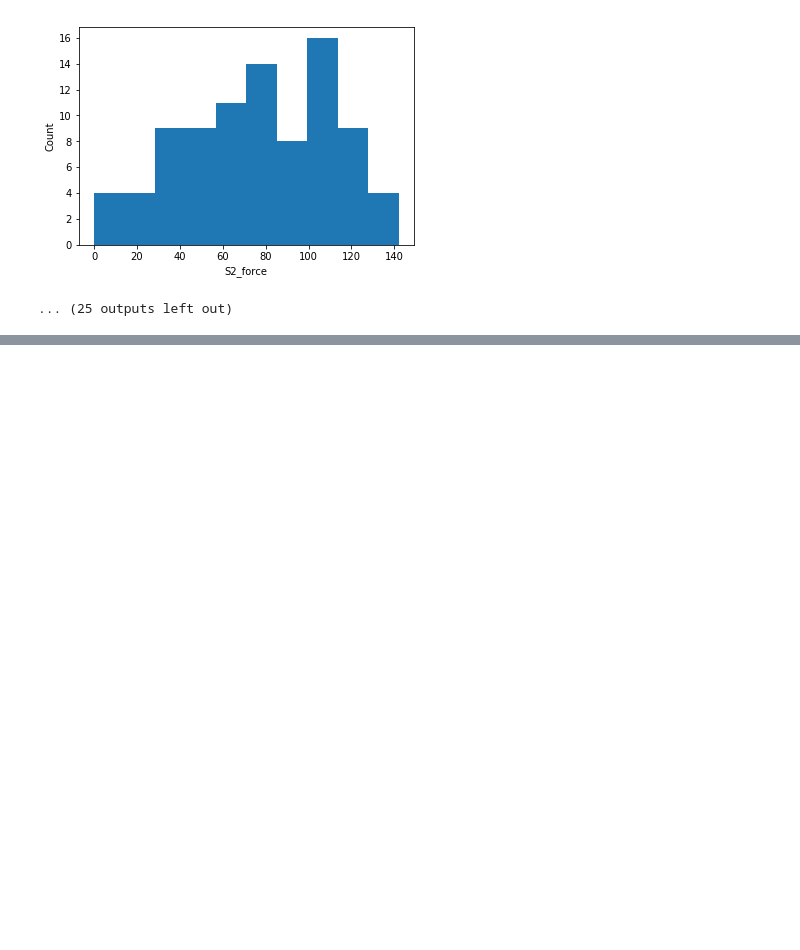
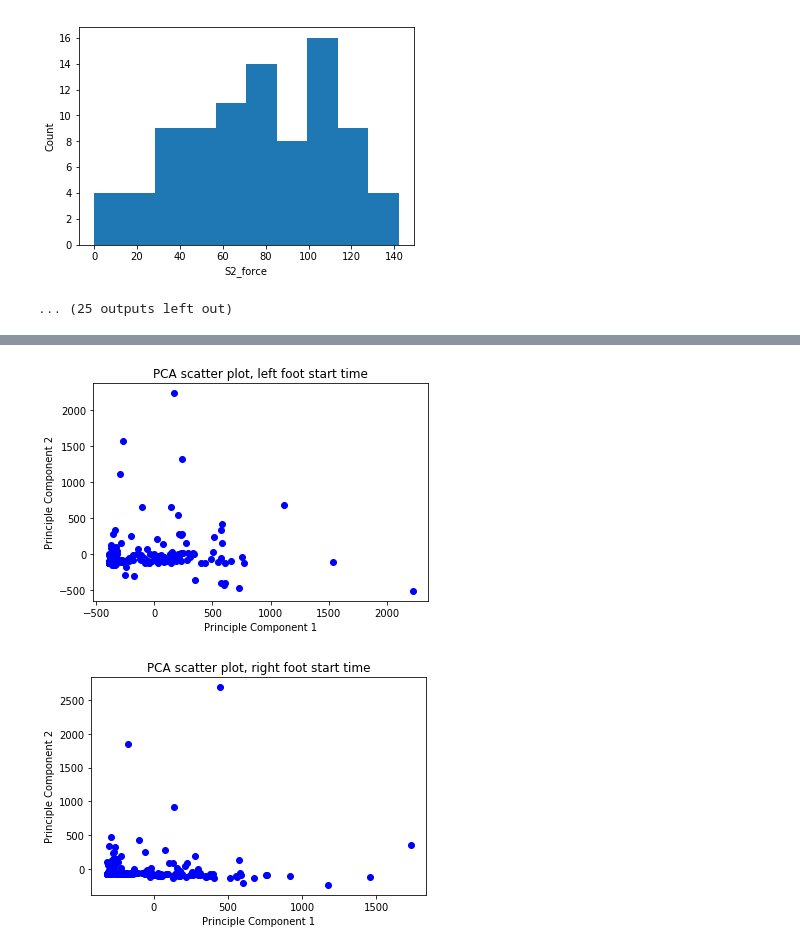
Before and after one commit to Tommyse/smart-insole-fudan-turku, a Jupyter notebook: jupyter notebooks/early_data_testing.ipynb, the cells around one changed output, grey strips where cells are left out. Cells and saved outputs as stored; diff of their text form; code cells hidden in the pictures; blank space fills up the shorter version.

```diff
--- a/jupyter notebooks/early_data_testing.ipynb
+++ b/jupyter notebooks/early_data_testing.ipynb
@@ -446,0 +534,33 @@ ValueError: Input contains NaN, infinity or a value too large for dtype('float64
+# %%
+valuesL = data1L.loc[:,startT_cols]
+valuesR = data1R.loc[:,startT_cols]
+
+pca1=PCA(n_components=2, svd_solver='full')
+pca1.fit(valuesL)
+
+pca2=PCA(n_components=2, svd_solver='full')
+pca2.fit(valuesR)
+
+T1=pca1.transform(valuesL)
+T2=pca2.transform(valuesR)
+
+#Dataframe from T
+T1df=pd.DataFrame(T1)
+T1df.columns=["c1","c2"]
+T2df=pd.DataFrame(T2)
+T2df.columns=["c1","c2"]
+
+plt.scatter(T1df["c1"], T1df["c2"], c="b")
+plt.title("PCA scatter plot, left foot start time")
+plt.xlabel("Principle Component 1")
+plt.ylabel("Principle Component 2")
+plt.show()
+
+plt.scatter(T2df["c1"], T2df["c2"], c="b")
+plt.title("PCA scatter plot, right foot start time")
+plt.xlabel("Principle Component 1")
+plt.ylabel("Principle Component 2")
+plt.show()
+# %% [output]
+[figure, added]
+[figure, added]
```
Also changed, not shown: parts of 18 cells of this notebook, 1 other file.
